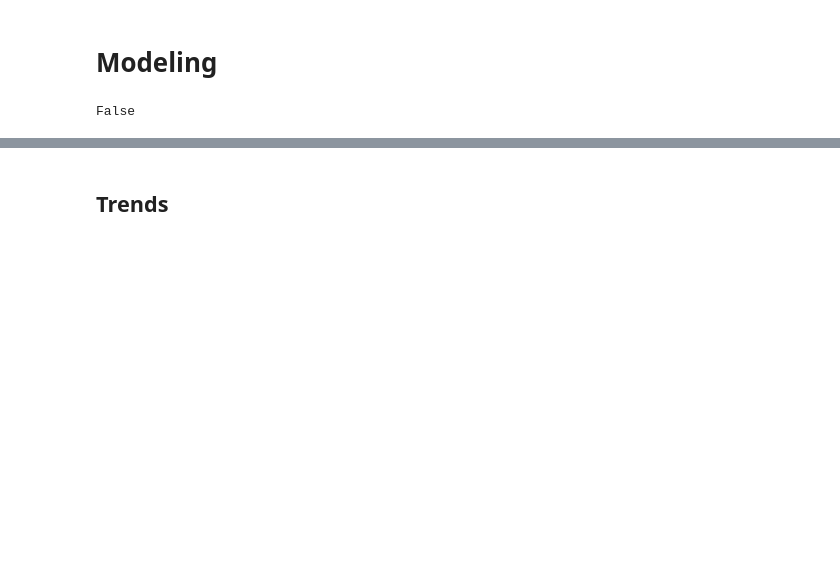
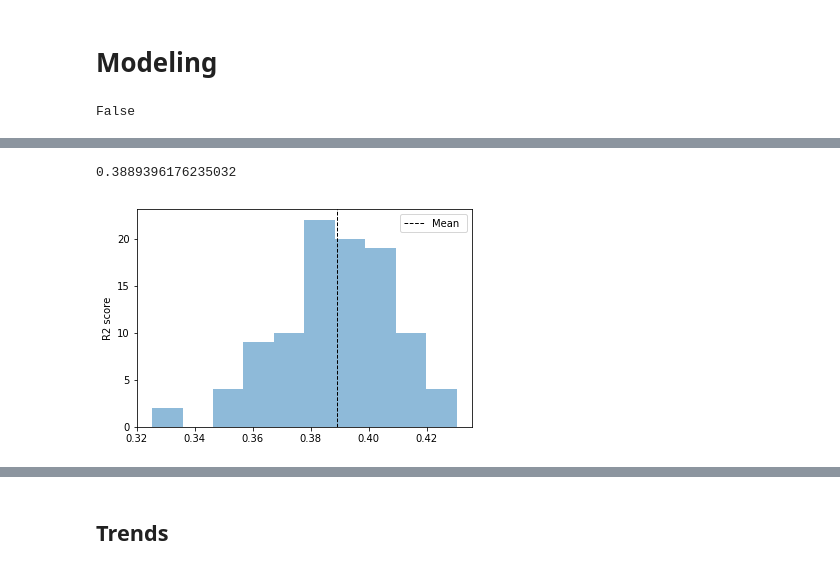
Before and after one commit to nikitakrutoy/MoviesIncomePrediction, a Jupyter notebook: MoviesDataset.ipynb, the cells around one changed output, grey strips where cells are left out. Cells and saved outputs as stored; diff of their text form; code cells hidden in the pictures; blank space fills up the shorter version.

```diff
--- a/MoviesDataset.ipynb
+++ b/MoviesDataset.ipynb
@@ -302,0 +332,3 @@ def compare_features(X_1, X_2, y, label1="X_1", label2="X_2"):
+# %%
+score(X, y, label="")
+# %% [output]
@@ -302,0 +336,2 @@ def compare_features(X_1, X_2, y, label1="X_1", label2="X_2"):
+0.3889396176235032
+[figure, added]
```
Also changed, not shown: parts of 26 cells of this notebook, 1 other file.
